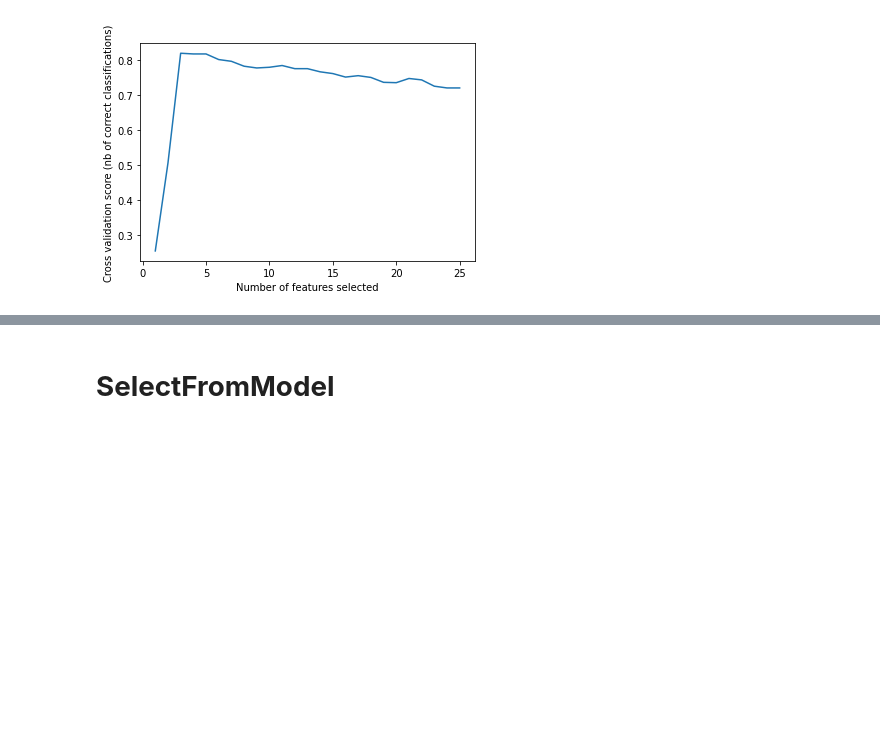
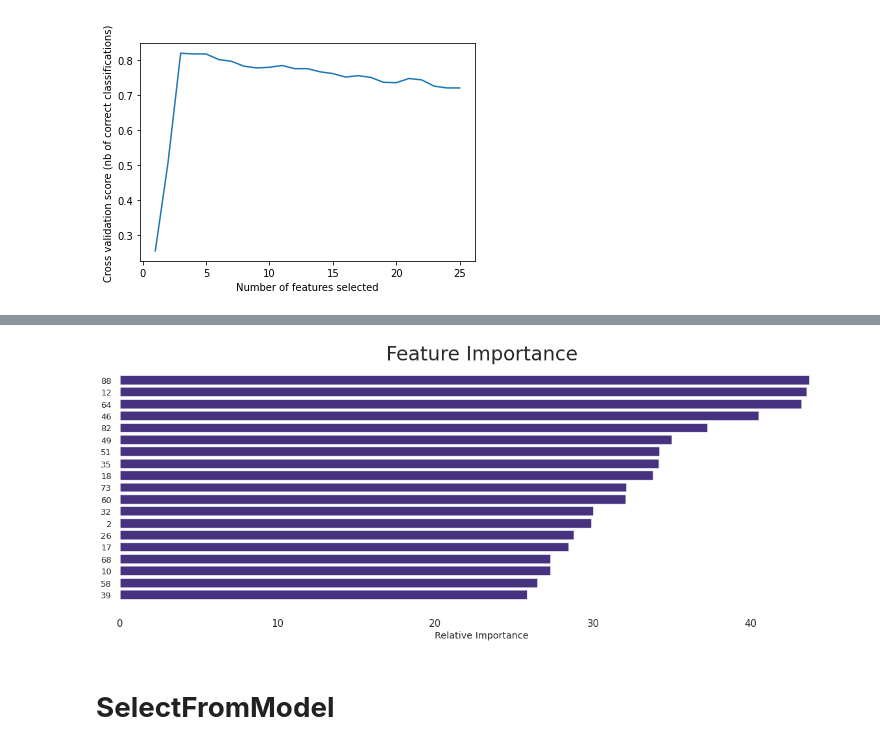
Before and after one commit to cagBRT/Machine-Learning, a Jupyter notebook: FeatureSelection1.ipynb, the cells around one changed output, grey strips where cells are left out. Saved outputs shown, nothing was run; the diff lists cells and outputs as text; code cells hidden in the pictures; blank space fills up the shorter version.

```diff
--- a/FeatureSelection1.ipynb
+++ b/FeatureSelection1.ipynb
@@ -348,0 +407,11 @@ plt.show()
+# %%
+# prepare for modeling
+X_train_df = train.drop(['id', 'target'], axis=1)
+y_train = train['target']
+
+X_test = test.drop(['id'], axis=1)
+
+# scaling data
+scaler = StandardScaler()
+X_train = scaler.fit_transform(X_train_df)
+X_test = scaler.transform(X_test)
@@ -348,0 +449,3 @@ plt.show()
+# %%
+lr = LogisticRegression(solver='liblinear')
+lr_scores = cross_val_score(lr, recursive_features, y_train, cv=5, scoring='roc_auc')
@@ -349,3 +470,21 @@ plt.show()
+# %%
+# checking which are the most important features
+feature_importance = rfc.fit(recursive_features, y_train).feature_importances_
+
+# Make importances relative to max importance.
+feature_importance = 100.0 * (feature_importance / feature_importance.max())
+sorted_idx = np.argsort(feature_importance)
+sorted_idx = sorted_idx[-20:-1:1]
+pos = np.arange(sorted_idx.shape[0]) + .5
+plt.barh(pos, feature_importance[sorted_idx], align='center')
+plt.yticks(pos, X_train_df.columns[sorted_idx])
+plt.xlabel('Relative Importance')
+plt.title('Feature Importance', fontsize=30)
+plt.tick_params(axis='x', which='major', labelsize=15)
+sns.despine(left=True, bottom=True)
+plt.show()
+# %% [output]
+[figure, added]
 # %% [markdown]
 # **SelectFromModel**
 # %%
```
Also changed, not shown: parts of 11 cells of this notebook.
